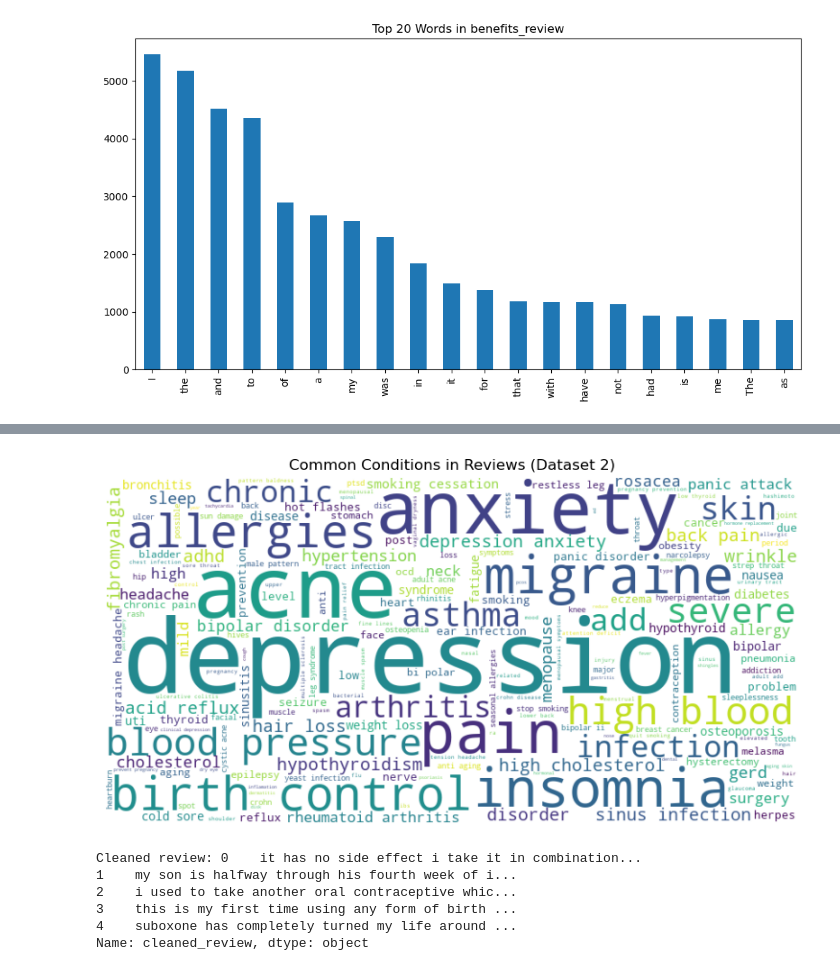
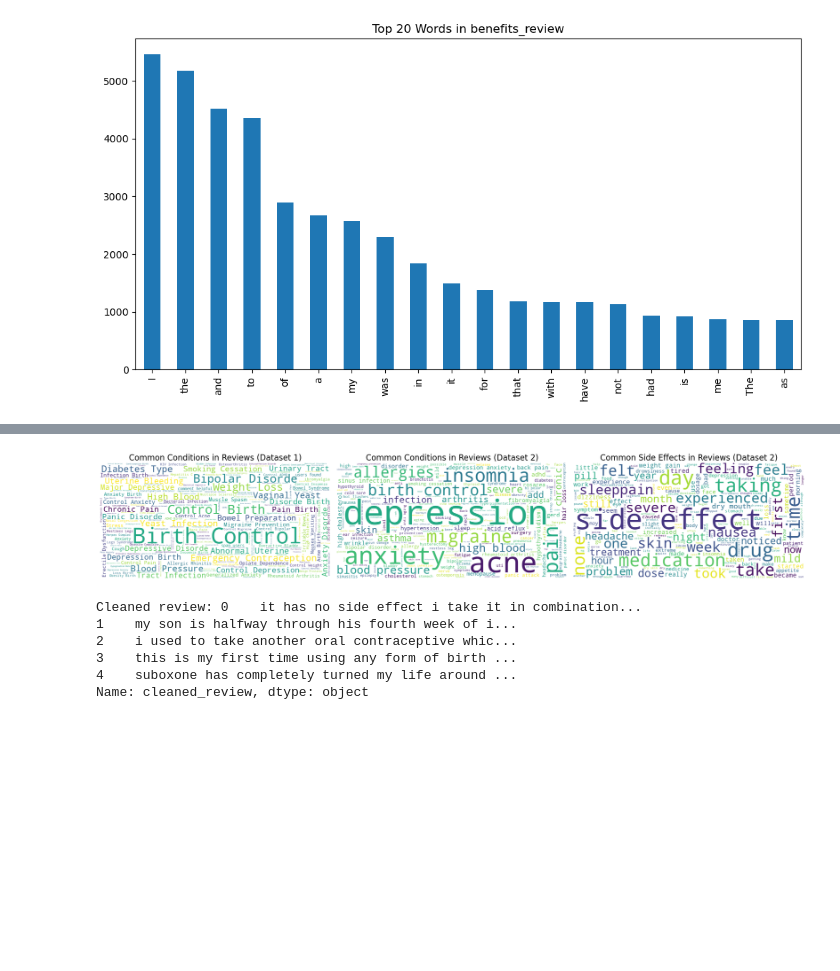
Before and after one commit to sofiecook/ds4420finalproj, a Jupyter notebook: DS4420-starter code.ipynb, the cells around one changed output, grey strips where cells are left out. Drawn from its saved outputs; the diff is of its cells as text; code cells hidden in the pictures; blank space fills up the shorter version.

```diff
--- a/DS4420-starter code.ipynb
+++ b/DS4420-starter code.ipynb
@@ -345,15 +330,42 @@ plt.show()
-# %%
-# Generate word cloud for conditions in df2
-condition_text = ' '.join(df2['condition'].dropna())  # Use df2 and focus on 'condition' column
-wordcloud = WordCloud(width=800, height=400, background_color='white').generate(condition_text)
-
-plt.figure(figsize=(10, 5))
-plt.imshow(wordcloud, interpolation='bilinear')
-plt.axis('off')
-plt.title('Common Conditions in Reviews (Dataset 2)')
-plt.show()
-# %% [output]
-[figure, removed]
+# %%
+# Generate word cloud for conditions in df1
+condition_text_df1 = ' '.join(df1['condition'].dropna())
+wordcloud_conditions_df1 = WordCloud(width=800, height=400, background_color='white').generate(condition_text_df1)
+
+# Generate word cloud for conditions in df2
+condition_text_df2 = ' '.join(df2['condition'].dropna())
+wordcloud_conditions_df2 = WordCloud(width=800, height=400, background_color='white').generate(condition_text_df2)
+
+# Generate word cloud for side effects in df2
+side_effects_text = ' '.join(df2['side_effects_review'].dropna())
+wordcloud_side_effects = WordCloud(width=800, height=400, background_color='white').generate(side_effects_text)
+
+# Set up the plot for all three word clouds
+plt.figure(figsize=(20, 7))
+
+# Plot for conditions in df1
+plt.subplot(1, 3, 1)
+plt.imshow(wordcloud_conditions_df1, interpolation='bilinear')
+plt.axis('off')
+plt.title('Common Conditions in Reviews (Dataset 1)', fontsize=16)
+
+# Plot for conditions in df2
+plt.subplot(1, 3, 2)
+plt.imshow(wordcloud_conditions_df2, interpolation='bilinear')
+plt.axis('off')
+plt.title('Common Conditions in Reviews (Dataset 2)', fontsize=16)
+
+# Plot for side effects in df2
+plt.subplot(1, 3, 3)
+plt.imshow(wordcloud_side_effects, interpolation='bilinear')
+plt.axis('off')
+plt.title('Common Side Effects in Reviews (Dataset 2)', fontsize=16)
+
+# Show the plots
+plt.tight_layout()
+plt.show()
+# %% [output]
+[figure, added]
 # %%
 # Function to clean text (remove punctuation, lowercase, remove numbers)
 def clean_text(text):
```
Also changed, not shown: parts of 7 cells of this notebook.
